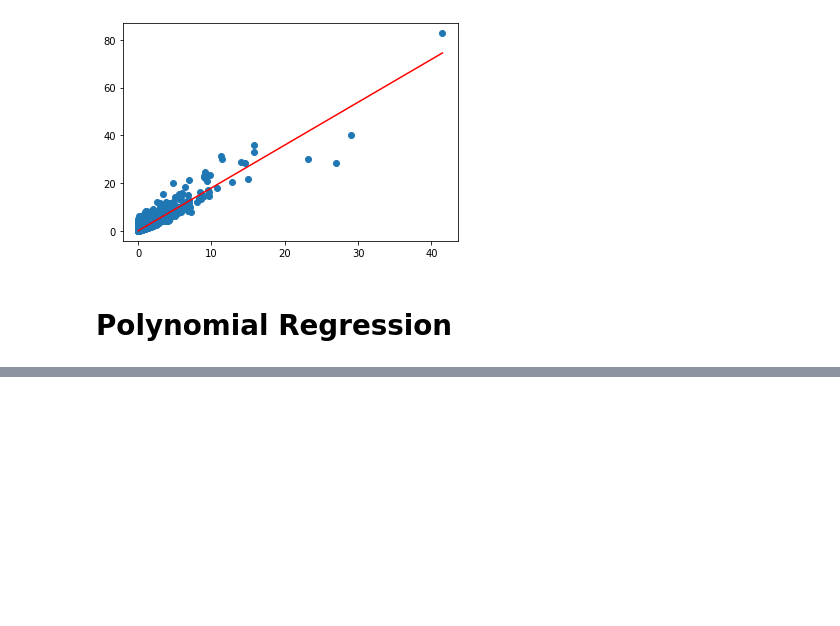
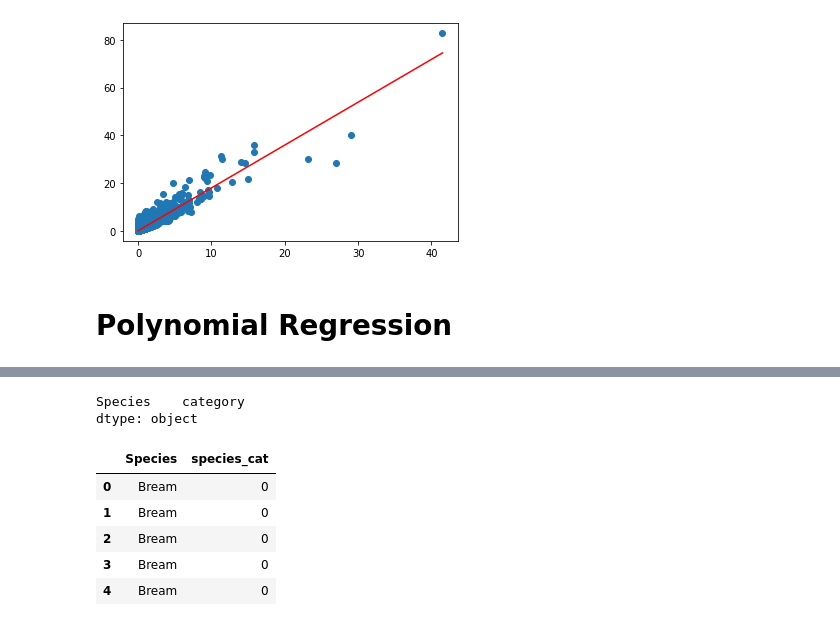
Before and after one commit to kawaremu/CodeLabsAcademy, a Jupyter notebook: Unit 2/Homeworks/linear_regression.ipynb, the cells around one changed output, grey strips where cells are left out. Drawn from its saved outputs; the diff is of its cells as text; code cells hidden in the pictures; blank space fills up the shorter version.

```diff
--- a/Unit 2/Homeworks/linear_regression.ipynb
+++ b/Unit 2/Homeworks/linear_regression.ipynb
@@ -97,0 +144,2 @@ plt.plot(X,y_pred,color="red")
+# %%
+obj_df = df.select_dtypes(include=['object']).copy()
@@ -97,0 +188,15 @@ plt.plot(X,y_pred,color="red")
+# %%
+obj_df['Species'] = obj_df['Species'].astype('category')
+obj_df.dtypes
+# %% [output]
+Species    category
+dtype: object
+# %%
+obj_df['species_cat'] = obj_df['Species'].cat.codes
+# %% [output]
+|  | Species | species_cat |
+| 0 | Bream | 0 |
+| 1 | Bream | 0 |
+| 2 | Bream | 0 |
+| 3 | Bream | 0 |
+| 4 | Bream | 0 |
```
Also changed, not shown: parts of 30 cells of this notebook, 2 other files.
